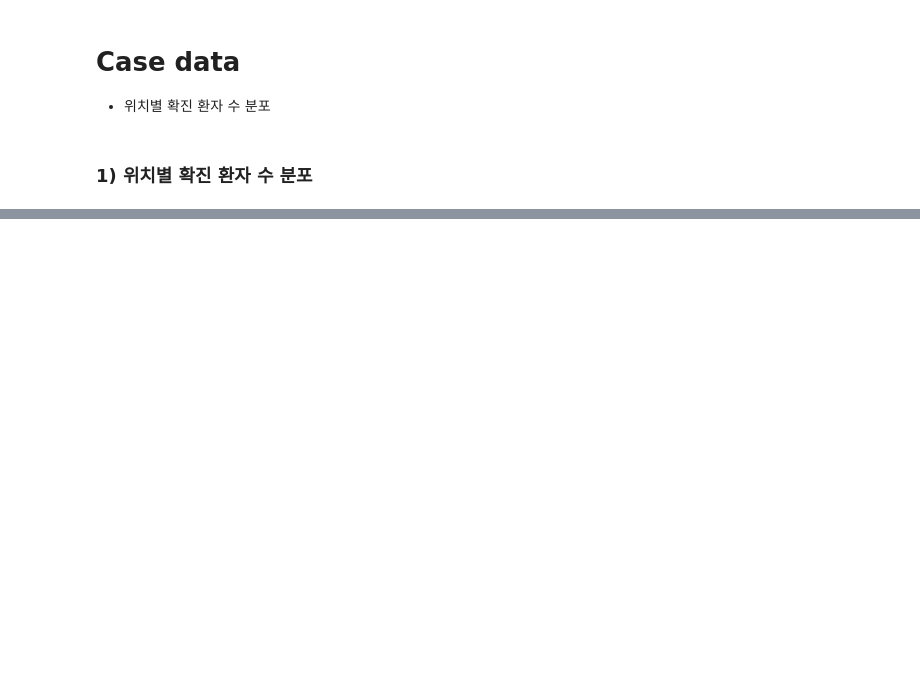
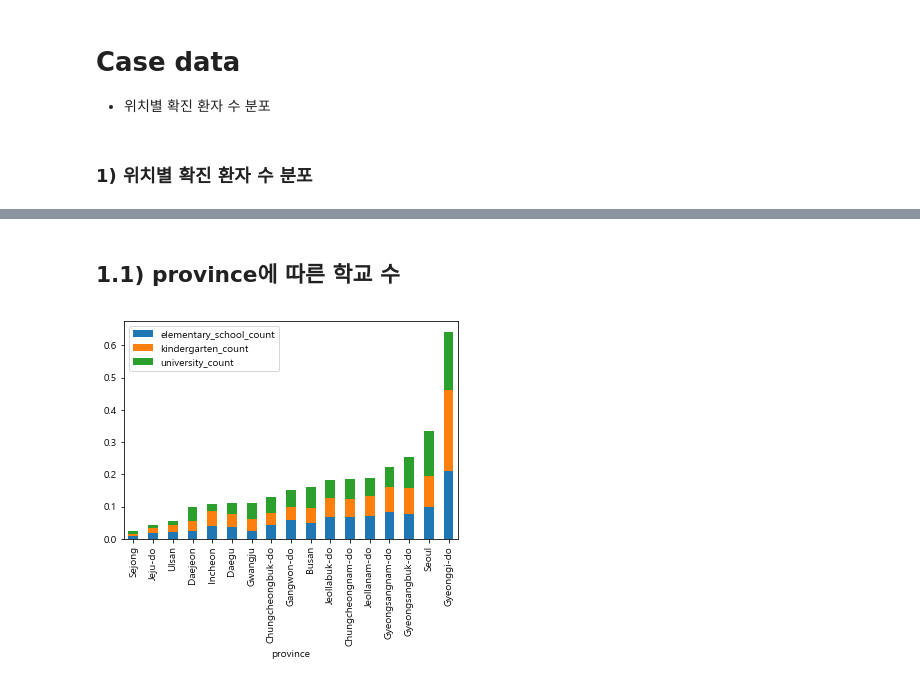
Before and after one commit to chan157/DACON_COVID, a Jupyter notebook: Submission_COVID.ipynb, the cells around one changed output, grey strips where cells are left out. Cells and saved outputs as stored; diff of their text form; code cells hidden in the pictures; blank space fills up the shorter version.

```diff
--- a/Submission_COVID.ipynb
+++ b/Submission_COVID.ipynb
@@ -817,0 +1036,3 @@ fig_map.show()
+# %%
+Region = pd.read_csv("Region.csv")
+Region.head()
@@ -817,0 +1056,3 @@ fig_map.show()
+# %%
+Region_korea = Region[Region.province == 'Korea']
+Region_korea
@@ -817,0 +1064,5 @@ fig_map.show()
+# %%
+Region_total = Region[Region.province == Region.city]
+Region_total.set_index('city', drop=True, inplace=True)
+Region_total.drop('Korea',inplace=True, axis=0)
+Region_total
@@ -817,0 +1111,17 @@ fig_map.show()
+# %% [markdown]
+## 1.1) province에 따른 학교 수
+# %%
+school_name = ["elementary_school_count","kindergarten_count","university_count"]
+school = Region_total[school_name]
+school = school/Region_korea[school_name].values # 수를 비율로 변경
+school["sum"] = school.sum(axis=1)
+school['province'] = Region_total.province
+school = school.sort_values(by='sum')
+school.set_index("province",drop=True, inplace=True)
+school.drop(['sum'],axis=1,inplace=True)
+
+school_ax = school.plot(kind='bar',stacked='True')
+plt.legend(loc="upper left")
+plt.show()
+# %% [output]
+[figure, added]
```
Also changed, not shown: parts of 67 cells of this notebook, 1 other file.
